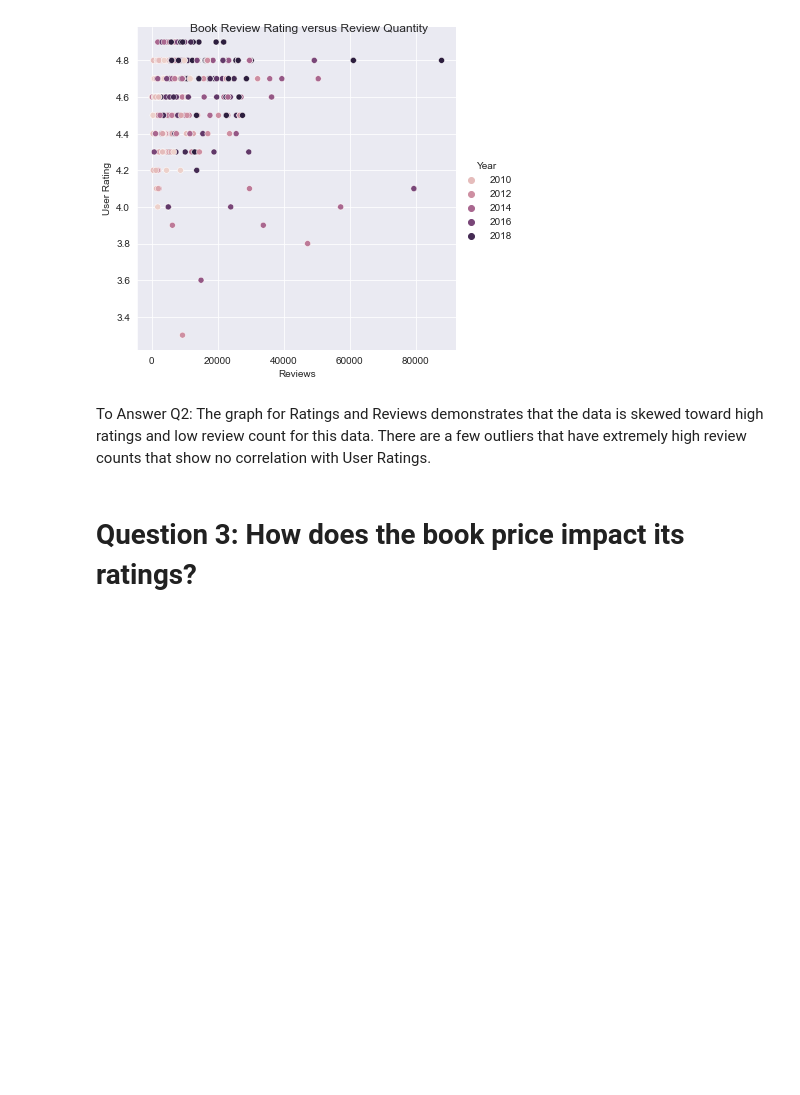
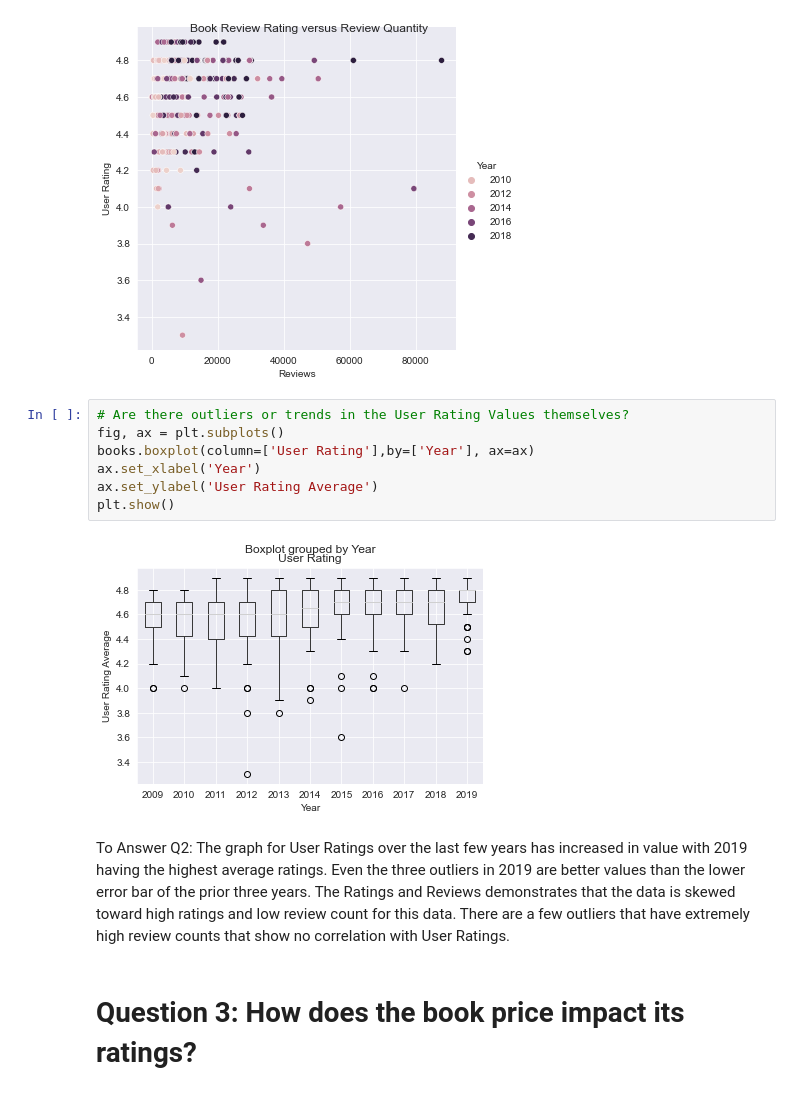
Before and after one commit to bspoonmore/Case_Studies, a Jupyter notebook: Amazon_Best_Selling_Books_Visualization.ipynb, the cells around one changed output. Cells and saved outputs as stored; diff of their text form; blank space fills up the shorter version.

```diff
--- a/Amazon_Best_Selling_Books_Visualization.ipynb
+++ b/Amazon_Best_Selling_Books_Visualization.ipynb
@@ -284,8 +307,17 @@ g.fig.suptitle("Book Review Rating versus Review Quantity")
 plt.show()
 # %% [output]
 [figure]
+# %%
+# Are there outliers or trends in the User Rating Values themselves?
+fig, ax = plt.subplots()
+books.boxplot(column=['User Rating'],by=['Year'], ax=ax)
+ax.set_xlabel('Year')
+ax.set_ylabel('User Rating Average')
+plt.show()
+# %% [output]
+[figure, added]
 # %% [markdown]
-To Answer Q2: The graph for Ratings and Reviews demonstrates that the data is skewed toward high ratings and low review count for this data.  There are a few outliers that have extremely high review counts that show no correlation with User Ratings.
+To Answer Q2: The graph for User Ratings over the last few years has increased in value with 2019 having the highest average ratings.  Even the three outliers in 2019 are better values than the lower error bar of the prior three years.  The Ratings and Reviews demonstrates that the data is skewed toward high ratings and low review count for this data.  There are a few outliers that have extremely high review counts that show no correlation with User Ratings.
 # %% [markdown]
 # Question 3: How does the book price impact its ratings?
 # %%
```
Also changed, not shown: parts of 16 cells of this notebook.
